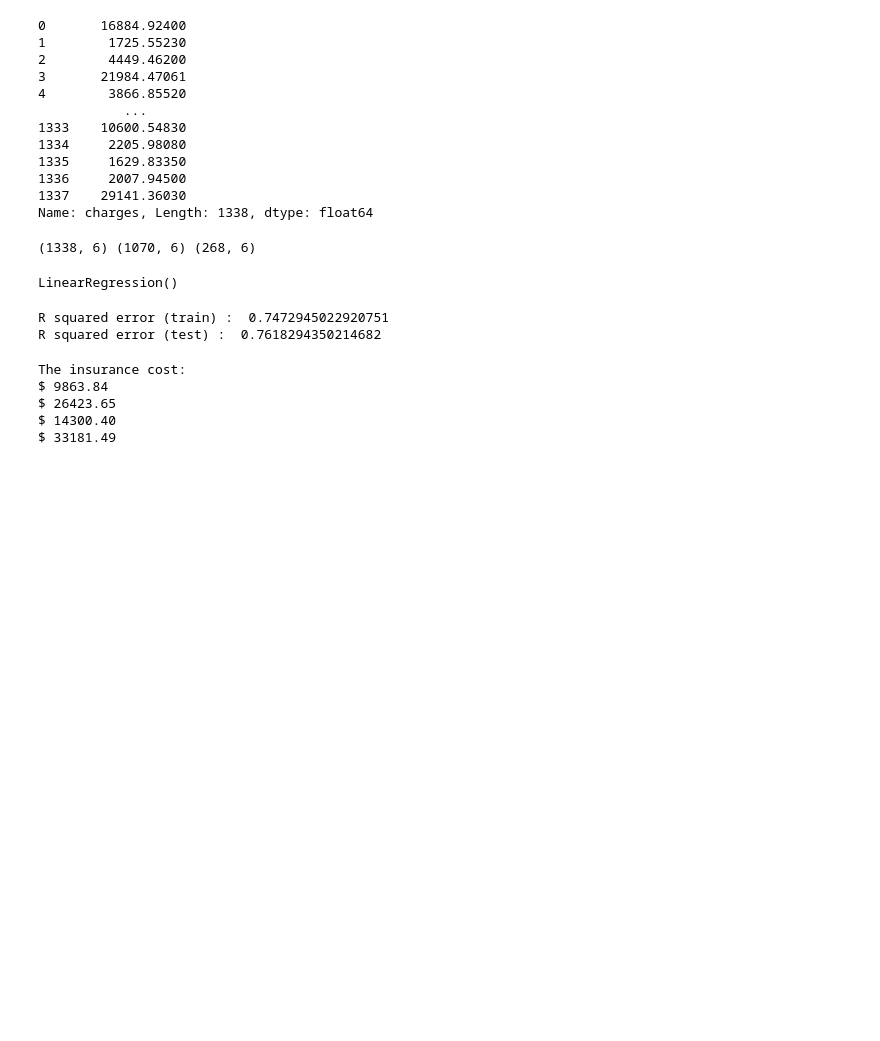
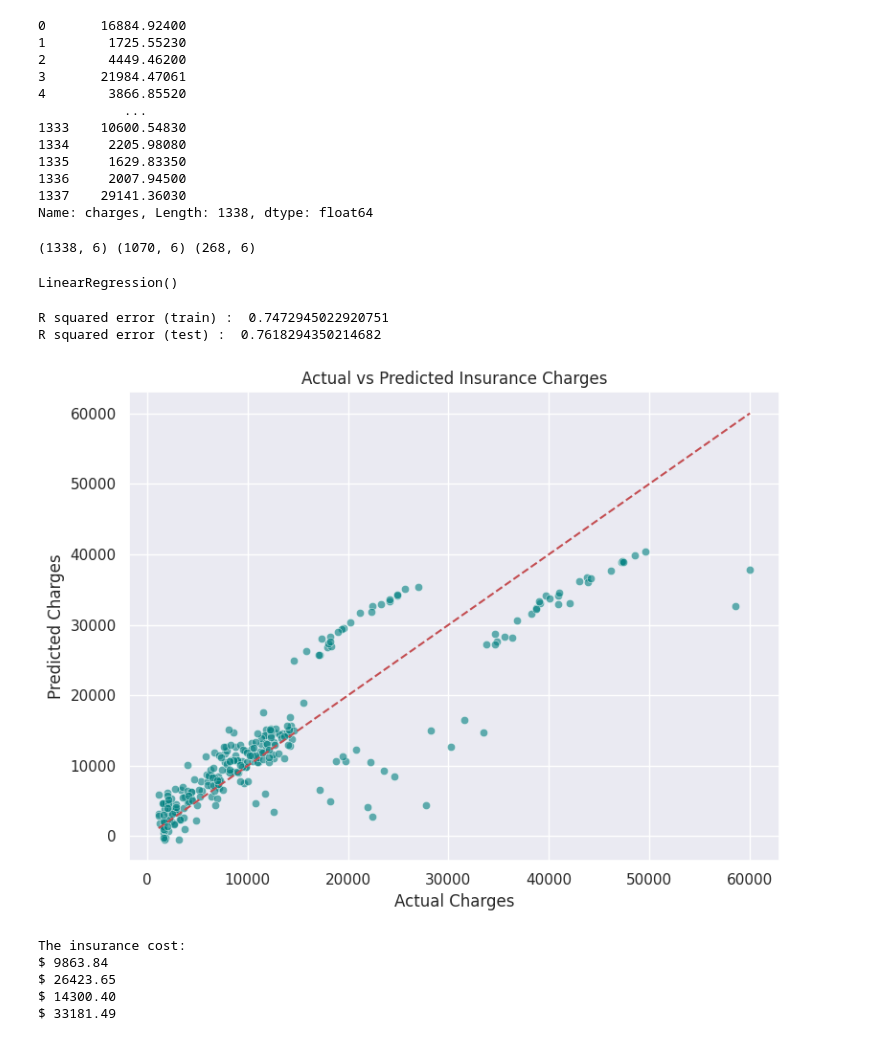
Before and after one commit to JeetKumarLala/medical-insurance-cost-prediction, a Jupyter notebook: Cost_predictor.ipynb, the cells around one changed output. Drawn from its saved outputs; the diff is of its cells as text; code cells hidden in the pictures; blank space fills up the shorter version.

Commit message:
Add files via upload
Updated notebook with comparison between actual and predicted cost

```diff
--- a/Cost_predictor.ipynb
+++ b/Cost_predictor.ipynb
@@ -193,6 +193,22 @@ print("R squared error (test) : ", r2_test)
 # %% [output]
 R squared error (train) :  0.7472945022920751
 R squared error (test) :  0.7618294350214682
+# %%
+# Make predictions on the test set
+predictions_test = model.predict(X_test)
+
+# Plot actual vs predicted
+plt.figure(figsize=(8, 6))
+sns.scatterplot(x=Y_test, y=predictions_test, alpha=0.6, color="teal")
+plt.xlabel("Actual Charges")
+plt.ylabel("Predicted Charges")
+plt.title("Actual vs Predicted Insurance Charges")
+plt.plot([Y_test.min(), Y_test.max()], [Y_test.min(), Y_test.max()], '--r')  # Line y = x
+plt.grid(True)
+plt.tight_layout()
+plt.show()
+# %% [output]
+[figure, added]
 # %%
 sample_data = pd.DataFrame([
     {'age': 45, 'sex': 0, 'bmi': 28.5, 'children': 2, 'smoker': 1, 'region': 3},  # Non-smoking male in northwest
```
